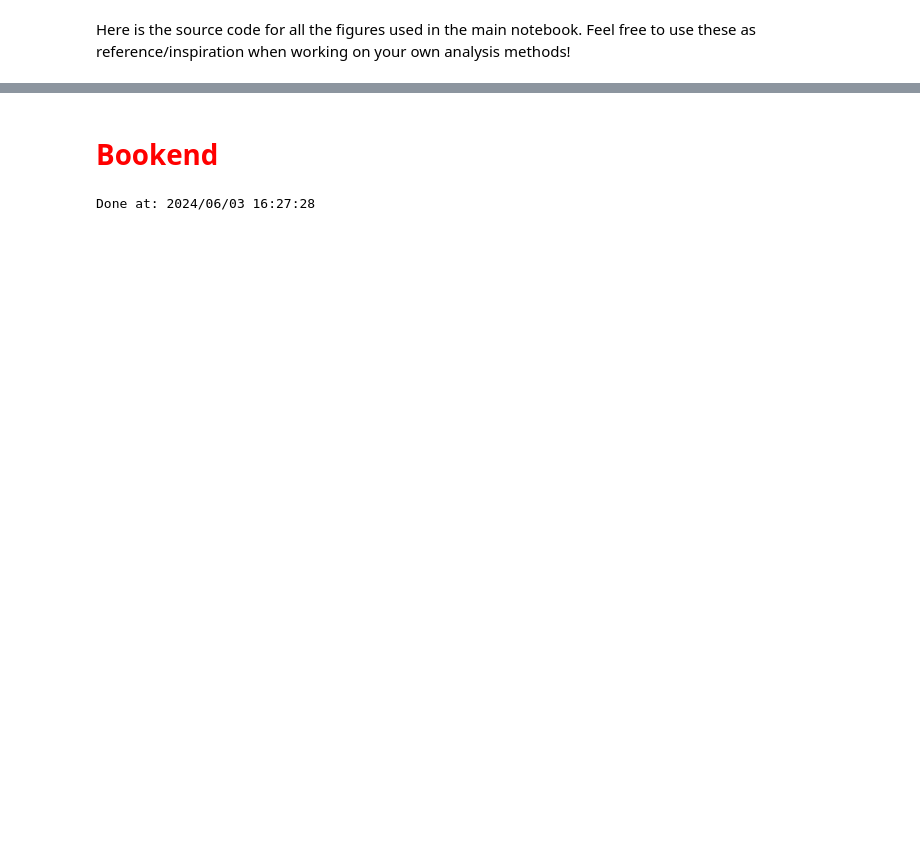
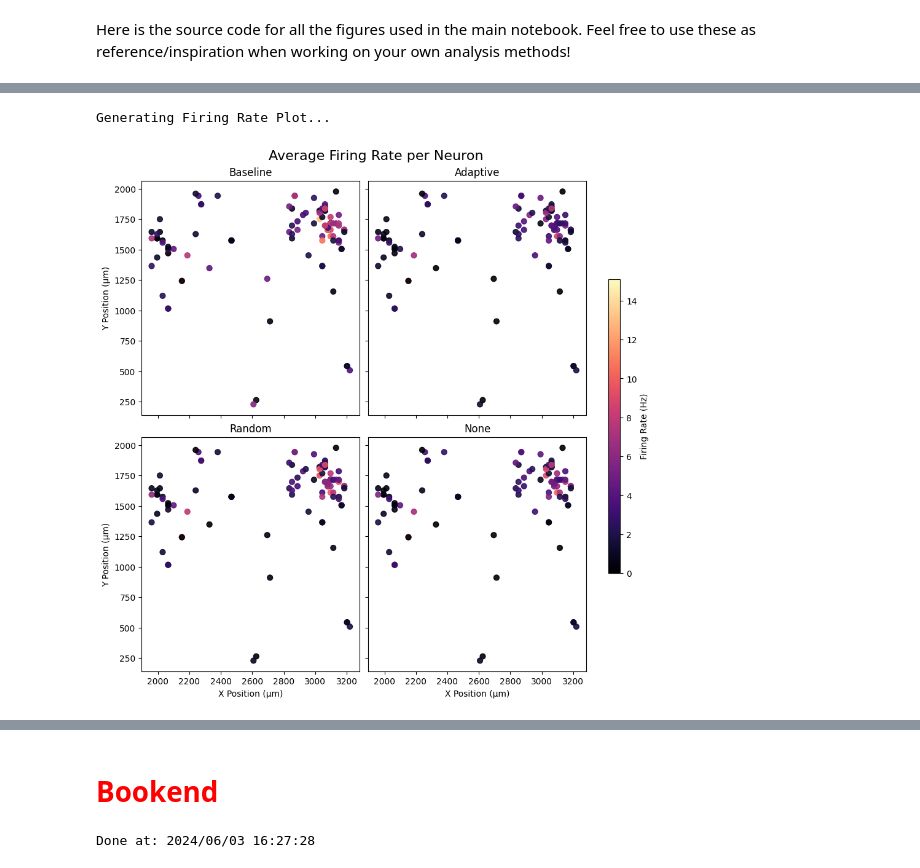
Before and after one commit to Braingeneers-Education/WetAI-Final-Project-Spring-2025, a Jupyter notebook: cartpole_analysis_source_code.ipynb, the cells around one changed output, grey strips where cells are left out. Cells and saved outputs as stored; diff of their text form; code cells hidden in the pictures; blank space fills up the shorter version.

```diff
--- a/cartpole_analysis_source_code.ipynb
+++ b/cartpole_analysis_source_code.ipynb
@@ -181,0 +578,51 @@ def plot_evectmatrix(sd):
+# %%
+print("Generating Firing Rate Plot...")
+# Enable constrained_layout=True
+fig_fr, axs_fr = plt.subplots(2, 2, figsize=(9, 9), sharex=True, sharey=True,
+                              constrained_layout=True)
+axs_fr = axs_fr.flatten()
+fig_fr.suptitle('Average Firing Rate per Neuron', fontsize=16)
+
+norm_fr = mcolors.Normalize(vmin=0, vmax=max_fr if max_fr > 0 else 1)
+cmap_fr = plt.get_cmap('magma')
+sm_fr = plt.cm.ScalarMappable(norm=norm_fr, cmap=cmap_fr)
+
+plot_names = list(all_sds.keys())
+plotted_something_fr = False
+for i, ax in enumerate(axs_fr):
+    name = plot_names[i]
+    if name in infos and infos[name]['fr'].size > 0 and spike_locs.size > 0:
+        current_n = infos[name]['fr'].shape[0]
+        if spike_locs.shape[0] == current_n:
+             sc = ax.scatter(spikes_x, spikes_y, c=infos[name]['fr'], cmap=cmap_fr, norm=norm_fr, s=40, alpha=0.9)
+             plotted_something_fr = True
+        elif spike_locs.shape[0] > current_n:
+             print(f"Warning: Mismatch in neuron count for FR plot {name}. Plotting subset.")
+             sc = ax.scatter(spikes_x[:current_n], spikes_y[:current_n], c=infos[name]['fr'], cmap=cmap_fr, norm=norm_fr, s=40, alpha=0.9)
+             plotted_something_fr = True
+        else:
+             print(f"Error: Not enough spike locations for FR plot {name}.")
+             ax.set_title(f"{name} (Plotting Error)")
+             ax.axis('off')
+             continue
+
+        ax.set_title(name)
+        if i >= 2: ax.set_xlabel('X Position (µm)')
+        if i % 2 == 0: ax.set_ylabel('Y Position (µm)')
+    else:
+        ax.set_title(f"{name} (No Data)")
+        ax.axis('off')
+
+# Add a single colorbar for the figure IF something was plotted
+if plotted_something_fr:
+    # Constrained layout works well with ax=list
+    # Adjust shrink and aspect as needed
+    fig_fr.colorbar(sm_fr, ax=axs_fr.tolist(), shrink=0.6, aspect=25, label='Firing Rate (Hz)')
+else:
+    print("Warning: No Firing Rate data plotted, skipping colorbar.")
+
+# No plt.tight_layout() needed when using constrained_layout=True
+plt.show()
+# %% [output]
+Generating Firing Rate Plot...
+[figure, added]
```
Also changed, not shown: parts of 18 cells of this notebook, 2 other files.
